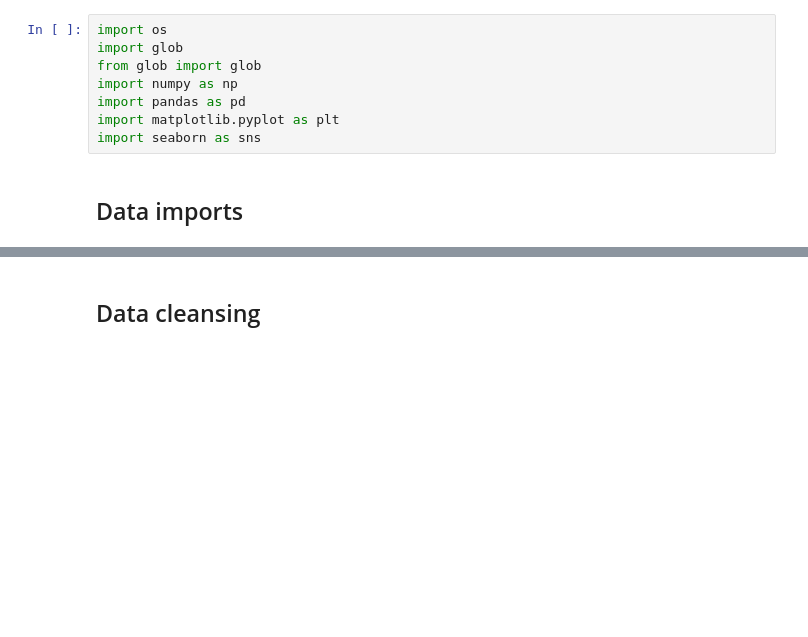
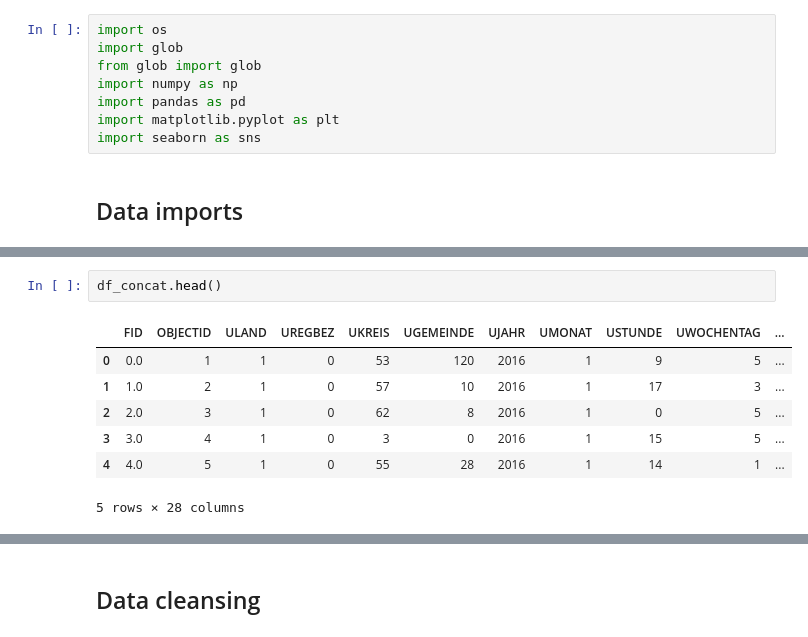
Before and after one commit to NicSch1992/TechLabsHH, a Jupyter notebook: blueprint.ipynb, the cells around one changed output, grey strips where cells are left out. Cells and saved outputs as stored; diff of their text form; blank space fills up the shorter version.

```diff
--- a/blueprint.ipynb
+++ b/blueprint.ipynb
@@ -25,0 +54,10 @@ df_raw.head()
+# %%
+df_concat.head()
+# %% [output]
+|  | FID | OBJECTID | ULAND | UREGBEZ | UKREIS | UGEMEINDE | UJAHR | UMONAT | USTUNDE | UWOCHENTAG | ... |
+| 0 | 0.0 | 1 | 1 | 0 | 53 | 120 | 2016 | 1 | 9 | 5 | ... |
+| 1 | 1.0 | 2 | 1 | 0 | 57 | 10 | 2016 | 1 | 17 | 3 | ... |
+| 2 | 2.0 | 3 | 1 | 0 | 62 | 8 | 2016 | 1 | 0 | 5 | ... |
+| 3 | 3.0 | 4 | 1 | 0 | 3 | 0 | 2016 | 1 | 15 | 5 | ... |
+| 4 | 4.0 | 5 | 1 | 0 | 55 | 28 | 2016 | 1 | 14 | 1 | ... |
+5 rows × 28 columns
```
Also changed, not shown: parts of 14 cells of this notebook.
